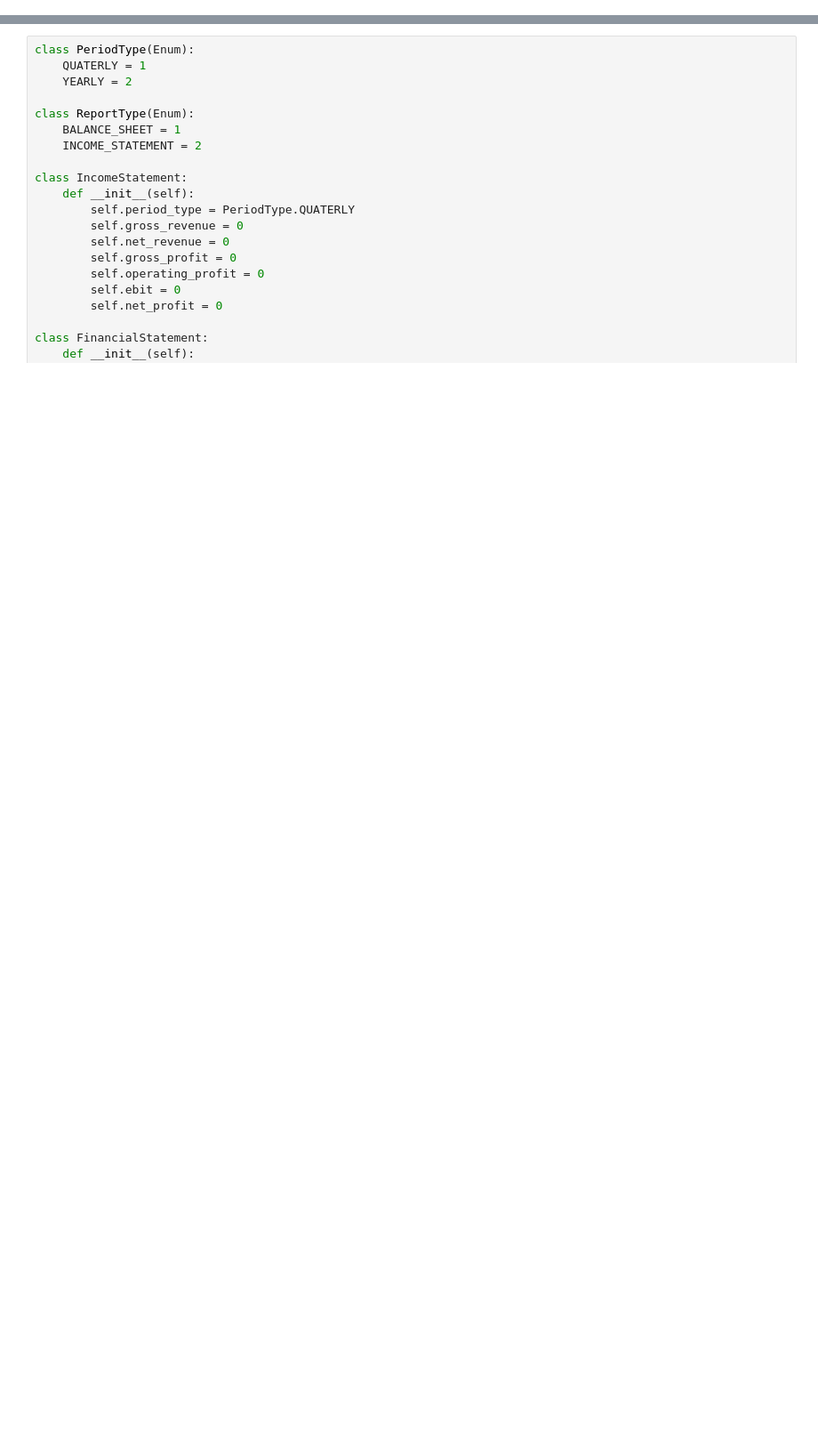
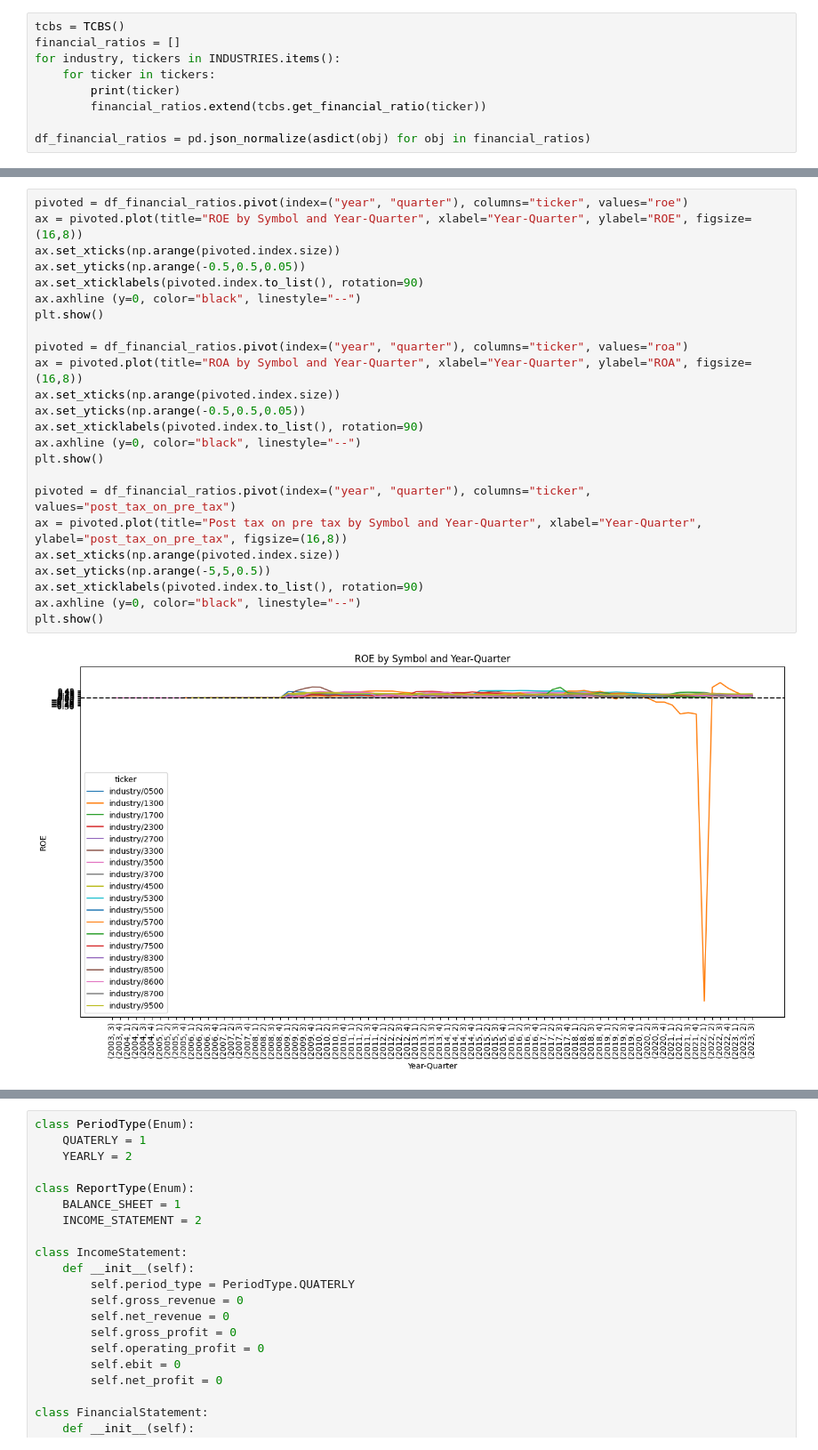
Before and after one commit to nohattee/finbreak, a Jupyter notebook: crawl.ipynb, the cells around one changed output, grey strips where cells are left out. Shown at 89% size. Saved outputs shown, nothing was run; the diff lists cells and outputs as text; blank space fills up the shorter version.

```diff
--- a/crawl.ipynb
+++ b/crawl.ipynb
@@ -9,0 +160,9 @@ import matplotlib.pyplot as plt
+# %%
+tcbs = TCBS()
+financial_ratios = []
+for industry, tickers in INDUSTRIES.items():
+    for ticker in tickers:
+        print(ticker)
+        financial_ratios.extend(tcbs.get_financial_ratio(ticker))
+
+df_financial_ratios = pd.json_normalize(asdict(obj) for obj in financial_ratios)
@@ -9,0 +235,26 @@ import matplotlib.pyplot as plt
+# %%
+pivoted = df_financial_ratios.pivot(index=("year", "quarter"), columns="ticker", values="roe")
+ax = pivoted.plot(title="ROE by Symbol and Year-Quarter", xlabel="Year-Quarter", ylabel="ROE", figsize=(16,8))
+ax.set_xticks(np.arange(pivoted.index.size))
+ax.set_yticks(np.arange(-0.5,0.5,0.05))
+ax.set_xticklabels(pivoted.index.to_list(), rotation=90)
+ax.axhline (y=0, color="black", linestyle="--")
+plt.show()
+
+pivoted = df_financial_ratios.pivot(index=("year", "quarter"), columns="ticker", values="roa")
+ax = pivoted.plot(title="ROA by Symbol and Year-Quarter", xlabel="Year-Quarter", ylabel="ROA", figsize=(16,8))
+ax.set_xticks(np.arange(pivoted.index.size))
+ax.set_yticks(np.arange(-0.5,0.5,0.05))
+ax.set_xticklabels(pivoted.index.to_list(), rotation=90)
+ax.axhline (y=0, color="black", linestyle="--")
+plt.show()
+
+pivoted = df_financial_ratios.pivot(index=("year", "quarter"), columns="ticker", values="post_tax_on_pre_tax")
+ax = pivoted.plot(title="Post tax on pre tax by Symbol and Year-Quarter", xlabel="Year-Quarter", ylabel="post_tax_on_pre_tax", figsize=(16,8))
+ax.set_xticks(np.arange(pivoted.index.size))
+ax.set_yticks(np.arange(-5,5,0.5))
+ax.set_xticklabels(pivoted.index.to_list(), rotation=90)
+ax.axhline (y=0, color="black", linestyle="--")
+plt.show()
+# %% [output]
+[figure, added]
```
Also changed, not shown: parts of 10 cells of this notebook, 1 other file.
